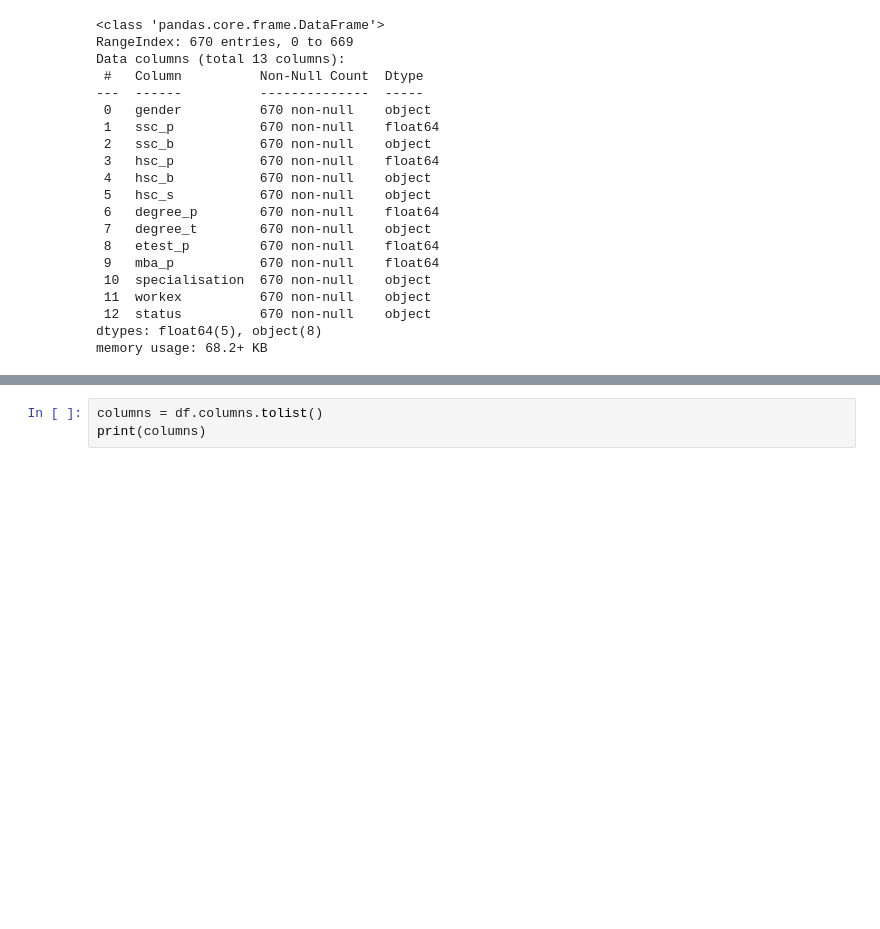
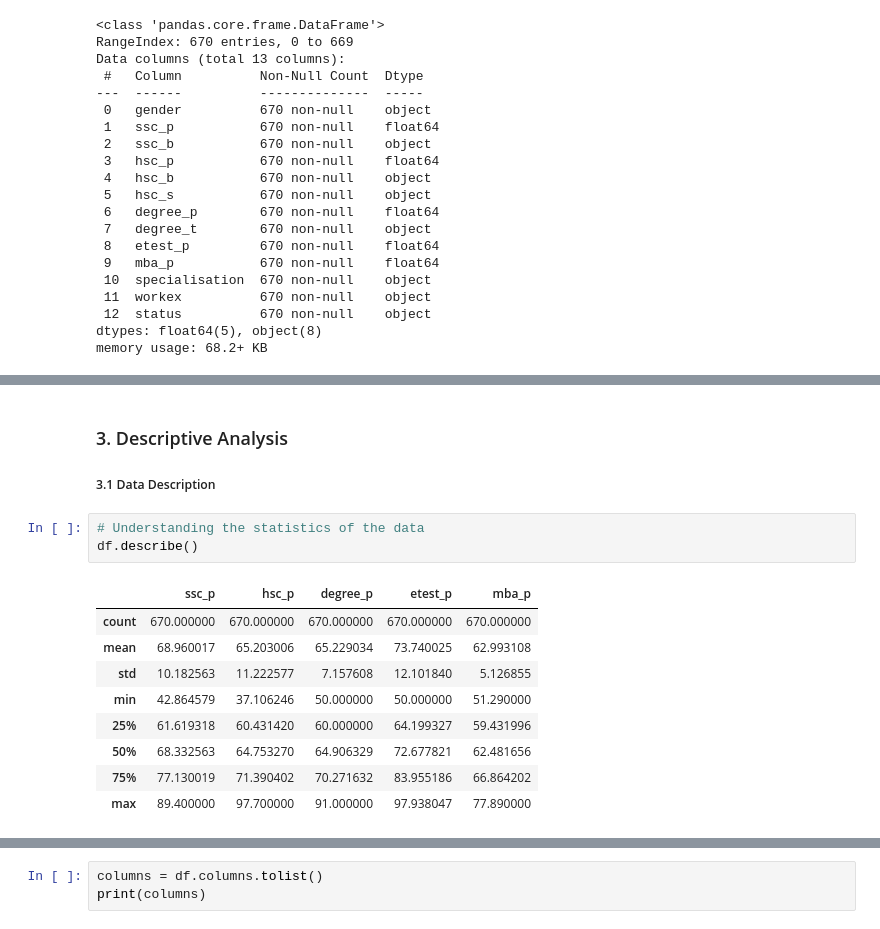
Before and after one commit to ramsha17ishaq/minor_project, a Jupyter notebook: eda.ipynb, the cells around one changed output, grey strips where cells are left out. Drawn from its saved outputs; the diff is of its cells as text; blank space fills up the shorter version.

```diff
--- a/eda.ipynb
+++ b/eda.ipynb
@@ -62,0 +70,16 @@ dtype: int64
+# %% [markdown]
+### 3. Descriptive Analysis
+##### 3.1 Data Description
+# %%
+# Understanding the statistics of the data
+df.describe()
+# %% [output]
+|  | ssc_p | hsc_p | degree_p | etest_p | mba_p |
+| count | 670.000000 | 670.000000 | 670.000000 | 670.000000 | 670.000000 |
+| mean | 68.960017 | 65.203006 | 65.229034 | 73.740025 | 62.993108 |
+| std | 10.182563 | 11.222577 | 7.157608 | 12.101840 | 5.126855 |
+| min | 42.864579 | 37.106246 | 50.000000 | 50.000000 | 51.290000 |
+| 25% | 61.619318 | 60.431420 | 60.000000 | 64.199327 | 59.431996 |
+| 50% | 68.332563 | 64.753270 | 64.906329 | 72.677821 | 62.481656 |
+| 75% | 77.130019 | 71.390402 | 70.271632 | 83.955186 | 66.864202 |
+| max | 89.400000 | 97.700000 | 91.000000 | 97.938047 | 77.890000 |
```
Also changed, not shown: parts of 17 cells of this notebook.
